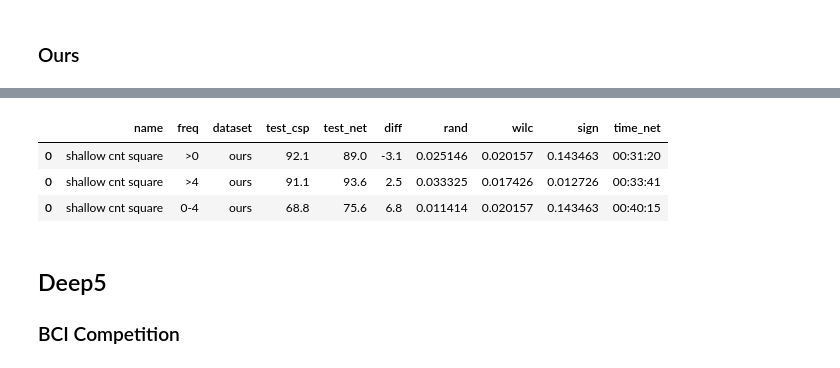
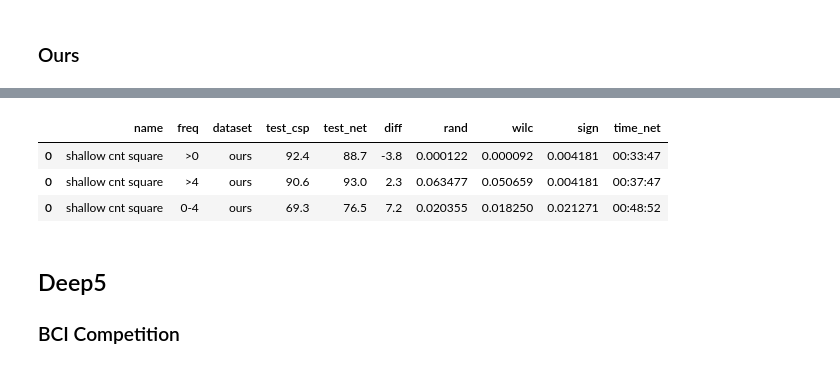
Before and after one commit to robintibor/braindevel, a Jupyter notebook: braindecode/notebooks/results/Final_Comparison.ipynb, the cells around one changed output, grey strips where cells are left out. Drawn from its saved outputs; the diff is of its cells as text; code cells hidden in the pictures.

```diff
--- a/braindecode/notebooks/results/Final_Comparison.ipynb
+++ b/braindecode/notebooks/results/Final_Comparison.ipynb
@@ -162,18 +189,18 @@ Waiting 0.5 seconds and trying again
 # %%
-only_clean_sets = True
+only_clean_sets = False
 
 def clean_datasets(df):
-    unclean_names = ['AnWe', 'SvMu', 'OlIl']
+    unclean_names = ['AnWe', 'SvMu', 'OlIl', 'NaMa']
     for name in unclean_names:
         df = df[np.logical_not(df.dataset_filename.str.contains(name))]
     return df
 def add_p_vals_to_df_row(df, test_a, test_b, n_diffs_for_large=2**20):
     assert len(test_a) == len(test_b)
     if len(test_a) > 20:
-        assert len(test_a) == 29 or (len(test_a) == 26 and only_clean_sets)
+        assert len(test_a) == 29 or (len(test_a) == 25 and only_clean_sets)
         p_val = perm_mean_diff_test(test_a,test_b, n_diffs=n_diffs_for_large)
     else:
-        assert len(test_a) == 9 or len(test_a) == 20 or (len(test_a) == 17 and only_clean_sets)
+        assert len(test_a) == 9 or len(test_a) == 20 or (len(test_a) == 16 and only_clean_sets)
         p_val = perm_mean_diff_test(test_a,test_b)
     p_val_wilc = wilcoxon_signed_rank(test_a, test_b)
     p_val_sign = sign_test(test_a, test_b)
@@ -190,4 +217,16 @@ if only_clean_sets:
     df_shallow_epo_ours = clean_datasets(df_shallow_epo_ours)
 # %% [markdown]
 ## Validation CSP
+# %%
+def csp_no_standardize(df):
+    df = df[((df.standardize_filt_cnt == False) | (df.standardize_filt_cnt == '-')) &
+           ((df.standardize_epo == False) | (df.standardize_epo == '-')) &
+           ((df.standardize_cnt == False) | (df.standardize_cnt == '-')) &
+           ((df.standardize == False) | (df.standardize == '-'))]
+    return df
+
+def csp_no_standardize_new(df):
+    df = csp_no_standardize(df)
+    df = df[df.standardize == '-']
+    return df
 # %%
@@ -345,37 +400,44 @@ pd.concat(tables)
 # %%
-dfn = square_shallow(df_shallow_cnt_ours)
+dfn = restrict(shallow_cnt_default(tied_loss(square_shallow(df_shallow_cnt_ours))), drop_p=0.5)
 dfc = df_csp_ours
 name = 'shallow cnt square'
 tables = []
 dataset = 'ours'
 for band in ['>0', '>4', '0-4']:
-    if band == '>0':
-        this_dfn = restrict(shallow_cnt_default(tied_loss(above_0(dfn))), drop_p='-', tag='repl')
-        this_dfc = csp_above_0(dfc)
-    elif band == '>4':
-        this_dfn = restrict(tied_loss(above_4(dfn)), drop_p='-')
-        this_dfc = csp_above_4(dfc)
-    elif band == '0-4':
-        this_dfn = tied_loss(from_0_to_4(dfn))
-        this_dfc = csp_0_to_4(dfc)
-    this_dfn = this_dfn[this_dfn.layers == 'cnt_shallow_square']
+    for clean in (True, False):
+        if band == '>0':
+            this_dfn = above_0(dfn)
+            this_dfc = csp_above_0(dfc)
+        elif band == '>4':
+            this_dfn = above_4(dfn)
+            this_dfc = csp_above_4(dfc)
+        elif band == '0-4':
+            this_dfn = from_0_to_4(dfn)
+            this_dfc = csp_0_to_4(dfc)
+        this_dfn = this_dfn[this_dfn.layers == 'cnt_shallow_square']
 
 
-    this_dfn = remove_columns_with_same_value(this_dfn)
-    this_dfc = remove_columns_with_same_value(this_dfc)
-    df_out = compare_csp_net(this_dfn,this_dfc, name, band, 'ours', with_csp_acc=True)
-    this_dfn['net'] = name
-    this_dfn['freq'] = band
-    this_dfn['dataset'] = dataset
-    all_df = all_df.append(this_dfn)
-    tables.append(df_out)
+        this_dfn = remove_columns_with_same_value(this_dfn)
+        this_dfc = remove_columns_with_same_value(this_dfc)
+
+        if clean:
+            this_dfn = clean_datasets(this_dfn)
+            this_dfc = clean_datasets(this_dfc)
+        else: # make comparisons now for showing values
+            df_out = compare_csp_net(this_dfn,this_dfc, name, band, 'bcic', with_csp_acc=True)
+            tables.append(df_out)
+        this_dfn['clean'] = clean
+        this_dfn['net'] = name
+        this_dfn['freq'] = band
+        this_dfn['dataset'] = dataset
+        all_df = all_df.append(this_dfn)
 
 pd.concat(tables)
 # %% [output]
 |  | name | freq | dataset | test_csp | test_net | diff | rand | wilc | sign | time_net |
-| 0 | shallow cnt square | >0 | ours | 92.1 | 89.0 | -3.1 | 0.025146 | 0.020157 | 0.143463 | 00:31:20 |
-| 0 | shallow cnt square | >4 | ours | 91.1 | 93.6 | 2.5 | 0.033325 | 0.017426 | 0.012726 | 00:33:41 |
-| 0 | shallow cnt square | 0-4 | ours | 68.8 | 75.6 | 6.8 | 0.011414 | 0.020157 | 0.143463 | 00:40:15 |
+| 0 | shallow cnt square | >0 | ours | 92.4 | 88.7 | -3.8 | 0.000122 | 0.000092 | 0.004181 | 00:33:47 |
+| 0 | shallow cnt square | >4 | ours | 90.6 | 93.0 | 2.3 | 0.063477 | 0.050659 | 0.004181 | 00:37:47 |
+| 0 | shallow cnt square | 0-4 | ours | 69.3 | 76.5 | 7.2 | 0.020355 | 0.018250 | 0.021271 | 00:48:52 |
 # %% [markdown]
 ## Deep5
 
```
Also changed, not shown: parts of 43 cells of this notebook.
